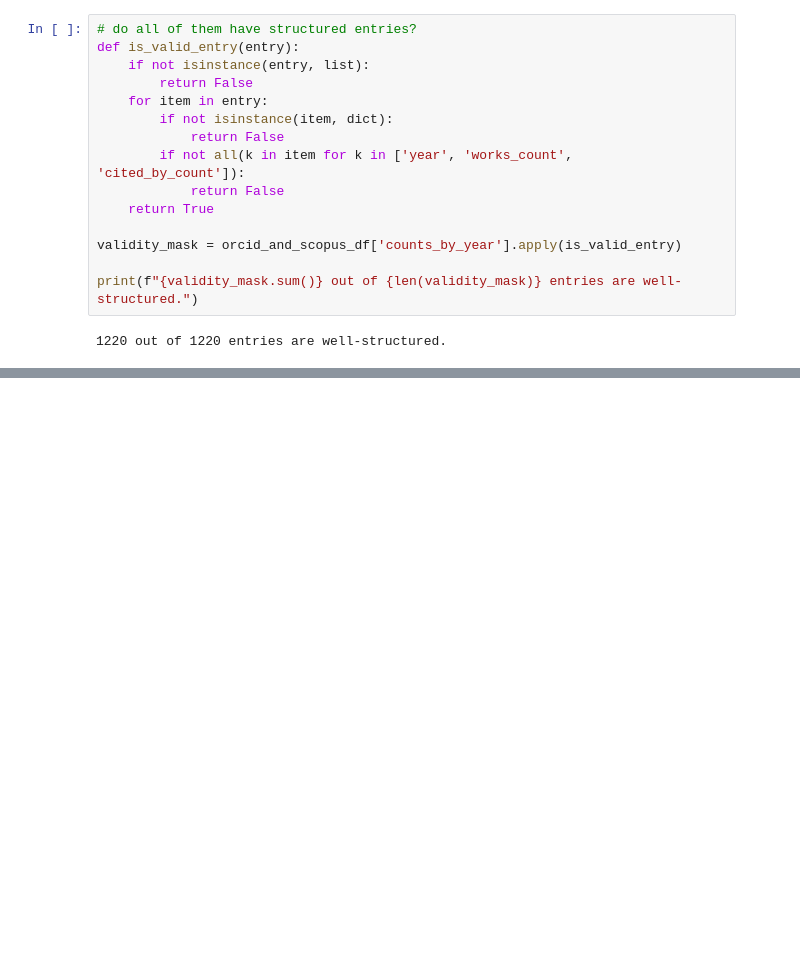
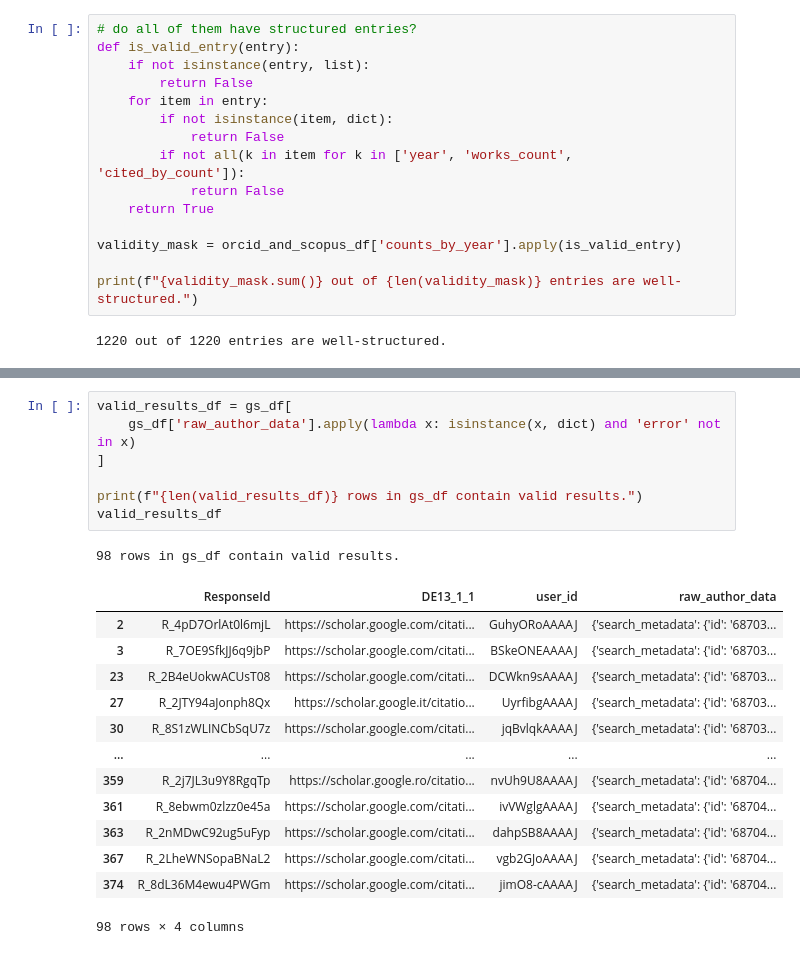
Before and after one commit to Ppandda/parenthood, a Jupyter notebook: parenthood_europe/notebooks/H1/get_data/getting_temporal_data.ipynb, the cells around one changed output, grey strips where cells are left out. Saved outputs shown, nothing was run; the diff lists cells and outputs as text; blank space fills up the shorter version.

```diff
--- a/parenthood_europe/notebooks/H1/get_data/getting_temporal_data.ipynb
+++ b/parenthood_europe/notebooks/H1/get_data/getting_temporal_data.ipynb
@@ -987,0 +1133,22 @@ print(f"{validity_mask.sum()} out of {len(validity_mask)} entries are well-struc
+# %%
+valid_results_df = gs_df[
+    gs_df['raw_author_data'].apply(lambda x: isinstance(x, dict) and 'error' not in x)
+]
+
+print(f"{len(valid_results_df)} rows in gs_df contain valid results.")
+valid_results_df
+# %% [output]
+98 rows in gs_df contain valid results.
+|  | ResponseId | DE13_1_1 | user_id | raw_author_data |
+| 2 | R_4pD7OrlAt0l6mjL | https://scholar.google.com/citati... | GuhyORoAAAAJ | {'search_metadata': {'id': '68703... |
+| 3 | R_7OE9SfkJJ6q9jbP | https://scholar.google.com/citati... | BSkeONEAAAAJ | {'search_metadata': {'id': '68703... |
+| 23 | R_2B4eUokwACUsT08 | https://scholar.google.com/citati... | DCWkn9sAAAAJ | {'search_metadata': {'id': '68703... |
+| 27 | R_2JTY94aJonph8Qx | https://scholar.google.it/citatio... | UyrfibgAAAAJ | {'search_metadata': {'id': '68703... |
+| 30 | R_8S1zWLINCbSqU7z | https://scholar.google.com/citati... | jqBvlqkAAAAJ | {'search_metadata': {'id': '68703... |
+| ... | ... | ... | ... | ... |
+| 359 | R_2j7JL3u9Y8RgqTp | https://scholar.google.ro/citatio... | nvUh9U8AAAAJ | {'search_metadata': {'id': '68704... |
+| 361 | R_8ebwm0zlzz0e45a | https://scholar.google.com/citati... | ivVWglgAAAAJ | {'search_metadata': {'id': '68704... |
+| 363 | R_2nMDwC92ug5uFyp | https://scholar.google.com/citati... | dahpSB8AAAAJ | {'search_metadata': {'id': '68704... |
+| 367 | R_2LheWNSopaBNaL2 | https://scholar.google.com/citati... | vgb2GJoAAAAJ | {'search_metadata': {'id': '68704... |
+| 374 | R_8dL36M4ewu4PWGm | https://scholar.google.com/citati... | jimO8-cAAAAJ | {'search_metadata': {'id': '68704... |
+98 rows × 4 columns
```
Also changed, not shown: parts of 13 cells of this notebook, 1 other file.
